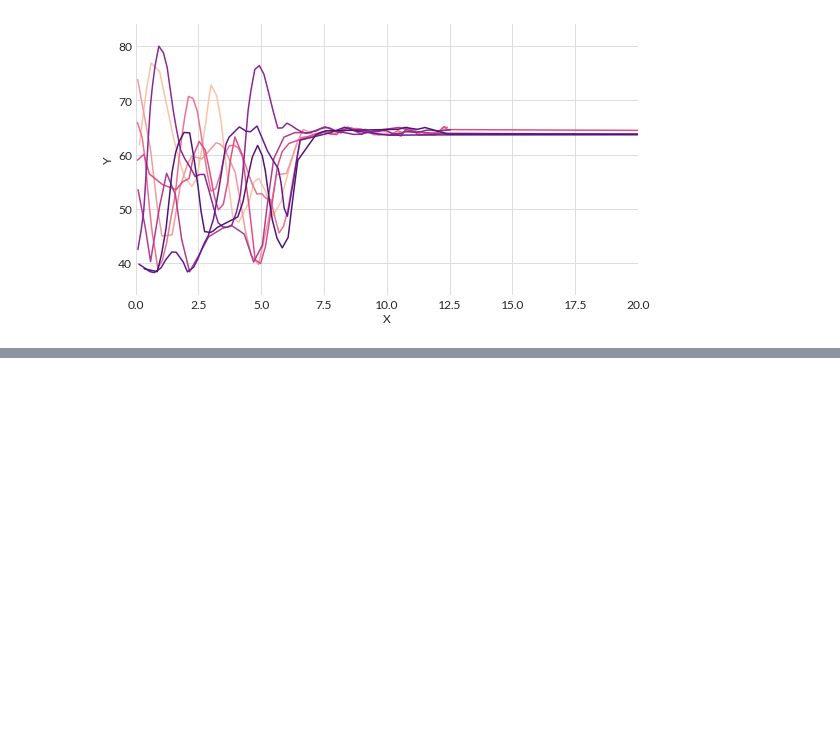
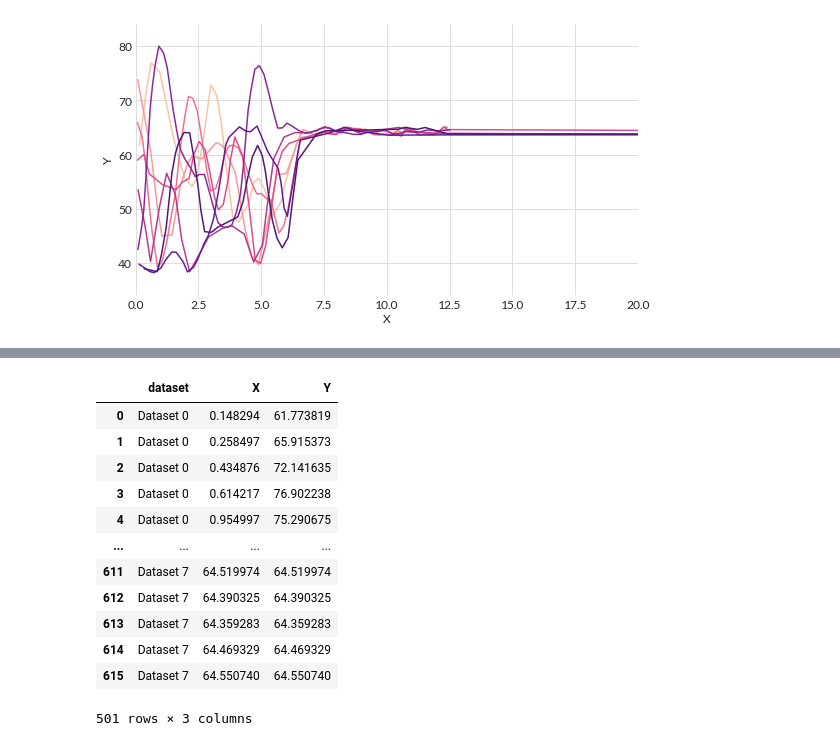
Before and after one commit to brucespang/quals, a Jupyter notebook: Figure 2 - plb.ipynb, the cells around one changed output, grey strips where cells are left out. Saved outputs shown, nothing was run; the diff lists cells and outputs as text; code cells hidden in the pictures; blank space fills up the shorter version.

```diff
--- a/Figure 2 - plb.ipynb
+++ b/Figure 2 - plb.ipynb
@@ -181,0 +186,16 @@ plorts.style_axis()
+# %%
+df
+# %% [output]
+|  | dataset | X | Y |
+| 0 | Dataset 0 | 0.148294 | 61.773819 |
+| 1 | Dataset 0 | 0.258497 | 65.915373 |
+| 2 | Dataset 0 | 0.434876 | 72.141635 |
+| 3 | Dataset 0 | 0.614217 | 76.902238 |
+| 4 | Dataset 0 | 0.954997 | 75.290675 |
+| ... | ... | ... | ... |
+| 611 | Dataset 7 | 64.519974 | 64.519974 |
+| 612 | Dataset 7 | 64.390325 | 64.390325 |
+| 613 | Dataset 7 | 64.359283 | 64.359283 |
+| 614 | Dataset 7 | 64.469329 | 64.469329 |
+| 615 | Dataset 7 | 64.550740 | 64.550740 |
+501 rows × 3 columns
```
Also changed, not shown: parts of 3 cells of this notebook, 6 other files.
